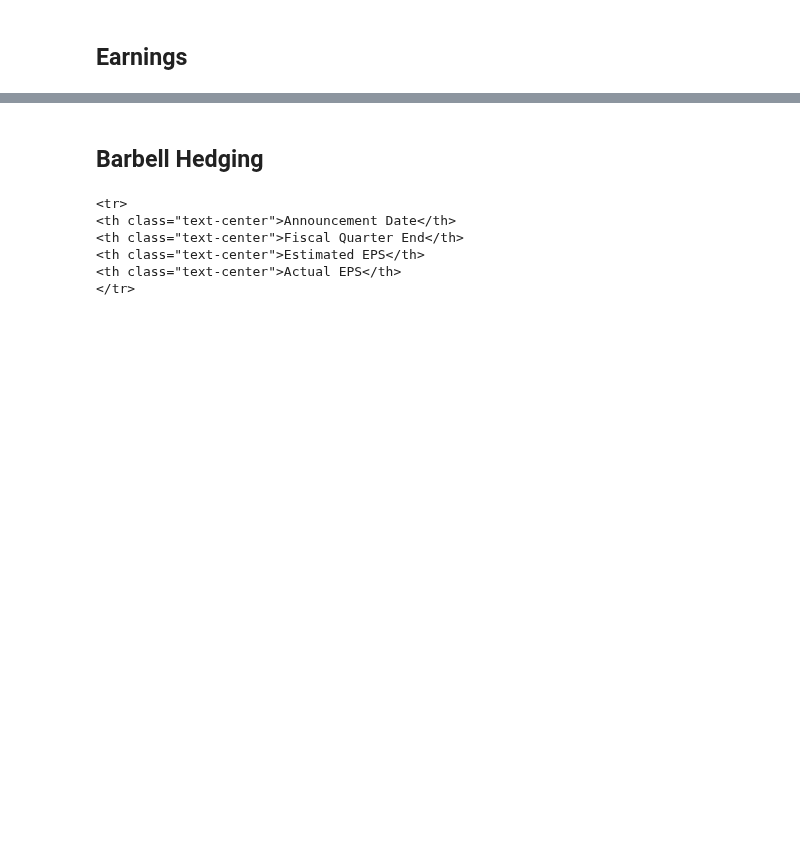
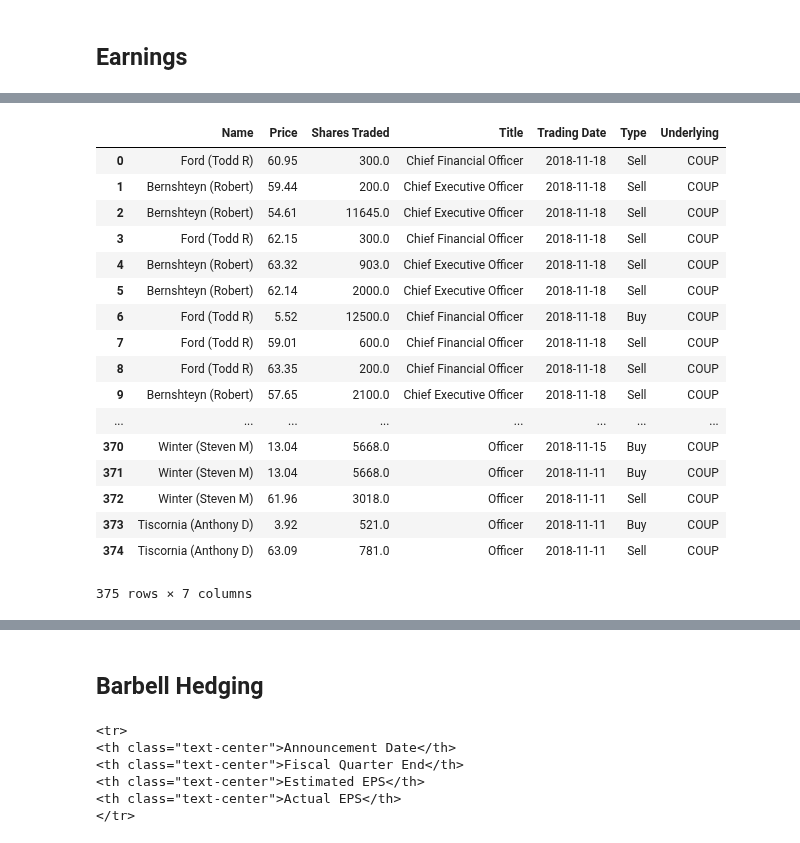
Before and after one commit to auto-d1dact/Trading, a Jupyter notebook: Notebooks/Daily Trading.ipynb, the cells around one changed output, grey strips where cells are left out. Cells and saved outputs as stored; diff of their text form; code cells hidden in the pictures; blank space fills up the shorter version.

```diff
--- a/Notebooks/Daily Trading.ipynb
+++ b/Notebooks/Daily Trading.ipynb
@@ -559,3 +664,26 @@ writer.save()
+# %%
+test = reuters_query('COUP')
+# %%
+test.insiders_txns
+# %% [output]
+|  | Name | Price | Shares Traded | Title | Trading Date | Type | Underlying |
+| 0 | Ford (Todd R) | 60.95 | 300.0 | Chief Financial Officer | 2018-11-18 | Sell | COUP |
+| 1 | Bernshteyn (Robert) | 59.44 | 200.0 | Chief Executive Officer | 2018-11-18 | Sell | COUP |
+| 2 | Bernshteyn (Robert) | 54.61 | 11645.0 | Chief Executive Officer | 2018-11-18 | Sell | COUP |
+| 3 | Ford (Todd R) | 62.15 | 300.0 | Chief Financial Officer | 2018-11-18 | Sell | COUP |
+| 4 | Bernshteyn (Robert) | 63.32 | 903.0 | Chief Executive Officer | 2018-11-18 | Sell | COUP |
+| 5 | Bernshteyn (Robert) | 62.14 | 2000.0 | Chief Executive Officer | 2018-11-18 | Sell | COUP |
+| 6 | Ford (Todd R) | 5.52 | 12500.0 | Chief Financial Officer | 2018-11-18 | Buy | COUP |
+| 7 | Ford (Todd R) | 59.01 | 600.0 | Chief Financial Officer | 2018-11-18 | Sell | COUP |
+| 8 | Ford (Todd R) | 63.35 | 200.0 | Chief Financial Officer | 2018-11-18 | Sell | COUP |
+| 9 | Bernshteyn (Robert) | 57.65 | 2100.0 | Chief Executive Officer | 2018-11-18 | Sell | COUP |
+| ... | ... | ... | ... | ... | ... | ... | ... |
+| 370 | Winter (Steven M) | 13.04 | 5668.0 | Officer | 2018-11-15 | Buy | COUP |
+| 371 | Winter (Steven M) | 13.04 | 5668.0 | Officer | 2018-11-11 | Buy | COUP |
+| 372 | Winter (Steven M) | 61.96 | 3018.0 | Officer | 2018-11-11 | Sell | COUP |
+| 373 | Tiscornia (Anthony D) | 3.92 | 521.0 | Officer | 2018-11-11 | Buy | COUP |
+| 374 | Tiscornia (Anthony D) | 63.09 | 781.0 | Officer | 2018-11-11 | Sell | COUP |
+375 rows × 7 columns
 # %%
 # BKE CRM RAVN
 # %%
```
Also changed, not shown: parts of 13 cells of this notebook.
